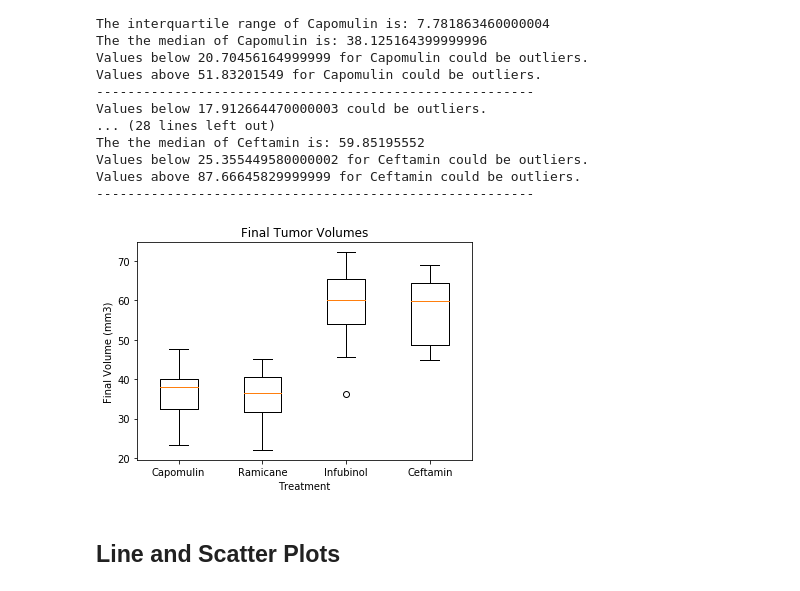
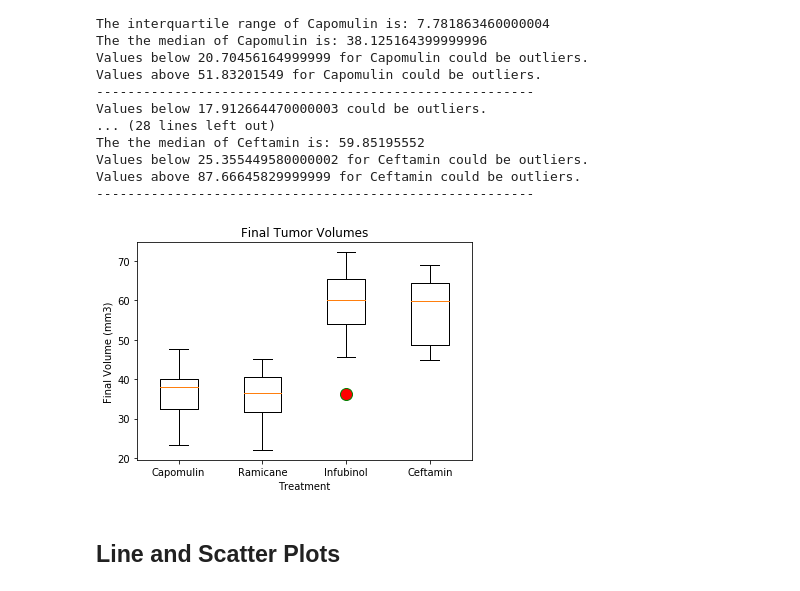
Before and after one commit to tanazimmer/Matplotlib-challenge, a Jupyter notebook: pymaceuticals.ipynb, the cells around one changed output. Cells and saved outputs as stored; diff of their text form; code cells hidden in the pictures.

```diff
--- a/pymaceuticals.ipynb
+++ b/pymaceuticals.ipynb
@@ -280,7 +278,6 @@ for drug in treatment_list:
     print(f"Values above {upper_bound} could be outliers.")
 
 
-
     print(f"--------------------------------------------------------")
     print(f"{drug} IQR data is:")
     print(f"The lower quartile of {drug} is: {lowerq}")
@@ -290,7 +287,6 @@ for drug in treatment_list:
     print(f"Values below {lower_bound} for {drug} could be outliers.")
     print(f"Values above {upper_bound} for {drug} could be outliers.")
     print(f"--------------------------------------------------------")
-    counter += 1
 # %% [output]
 Values below 20.70456164999999 could be outliers.
 Values above 51.83201549 could be outliers.
@@ -312,13 +308,15 @@ Values above 87.66645829999999 for Ceftamin could be outliers.
 # %%
 # Generate a box plot of the final tumor volume of each mouse across four regimens of interest
 plt.title('Final Tumor Volumes')
 plt.ylabel("Final Volume (mm3)")
 plt.xlabel('Treatment')
+flierprops = dict(marker='o', markerfacecolor='r', markersize=12,
+                  linestyle='none', markeredgecolor='g')
+plt.boxplot(tumor_volume, labels=treatment_list, flierprops=flierprops)
 
-plt.boxplot(tumor_volume, labels=treatment_list)
 plt.show()
 # %% [output]
-[figure, old version]
+[figure, new version]
 # %% [markdown]
 ## Line and Scatter Plots
 # %%
```
Also changed, not shown: parts of 2 cells of this notebook.
